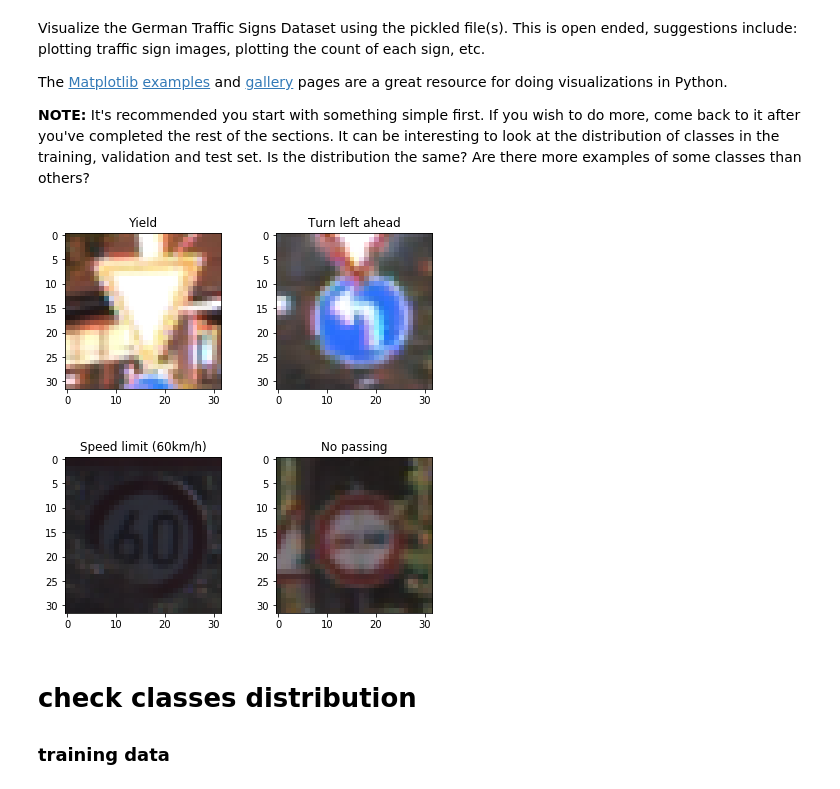
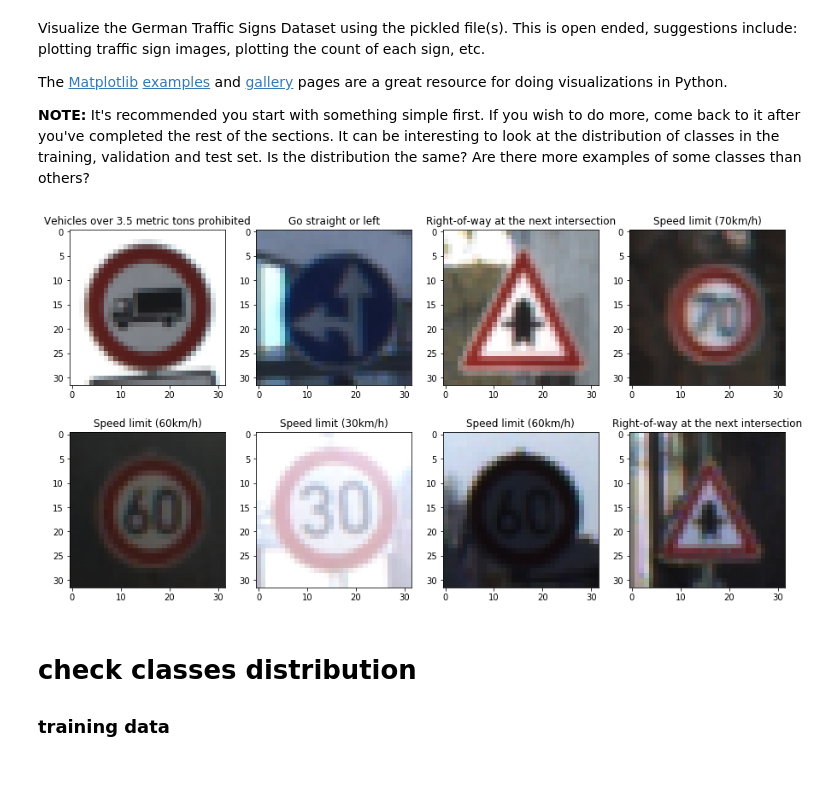
Before and after one commit to Xfan1025/SDCND-Traffic-Sign-Classifier, a Jupyter notebook: Traffic_Sign_Classifier.ipynb, the cells around one changed output. Saved outputs shown, nothing was run; the diff lists cells and outputs as text; code cells hidden in the pictures.

```diff
--- a/Traffic_Sign_Classifier.ipynb
+++ b/Traffic_Sign_Classifier.ipynb
@@ -30,9 +30,9 @@ from sklearn.utils import shuffle
 
 import cv2
 
-training_file = './traffic-signs-data/train.p'
-validation_file= './traffic-signs-data/valid.p'
-testing_file = './traffic-signs-data/test.p'
+training_file = './data/train.p'
+validation_file= './data/valid.p'
+testing_file = './data/test.p'
 
 with open(training_file, mode='rb') as f:
     train = pickle.load(f)
@@ -114,58 +100,21 @@ The [Matplotlib](http://matplotlib.org/) [examples](http://matplotlib.org/exampl
 # %%
 ### Data exploration visualization code goes here.
 ### Feel free to use as many code cells as needed.
 import matplotlib.pyplot as plt
 # Visualizations will be shown in the notebook.
 %matplotlib inline
 
-
 # load the sign names table
 sign_lookup = pd.read_csv('signnames.csv')
 
-import random
-
-# i = random.randint(0, n_train)
-# img = X_train[i].squeeze()
-# sign = sign_lookup.iloc[y_train[i], 1]
-
-# plt
-# plt.imshow(img)
-
-
-
-plt.figure(1)
-def plot():
-    i = random.randint(0, n_train)
-    img = X_train[i].squeeze()
-    sign = sign_lookup.iloc[y_train[i], 1]
-    plt.imshow(img)
-    plt.title(sign)
-
-plt.subplot(221)
-plot()
-
-
-# log
-plt.subplot(222)
-plot()
-
-
-# symmetric log
-plt.subplot(223)
-plot()
-
-
-# logit
-plt.subplot(224)
-plot()
-
-
-plt.subplots_adjust(top=1.4, bottom=0, left=0.1, right=0.95, hspace=0.25,
-                    wspace=0.35)
-
-plt.show()
+f, axes = plt.subplots(2, 4, figsize=(15,8))
+for row in axes:
+    for axe in row:
+        index = np.random.randint(10000)
+        axe.imshow(X_train[index])
+        axe.set_title(sign_lookup.iloc[y_train[index], 1])
 # %% [output]
-[figure, old version]
+[figure, new version]
 # %% [markdown]
 # check classes distribution
 ### training data
```
Also changed, not shown: parts of 39 cells of this notebook, 23 other files.
